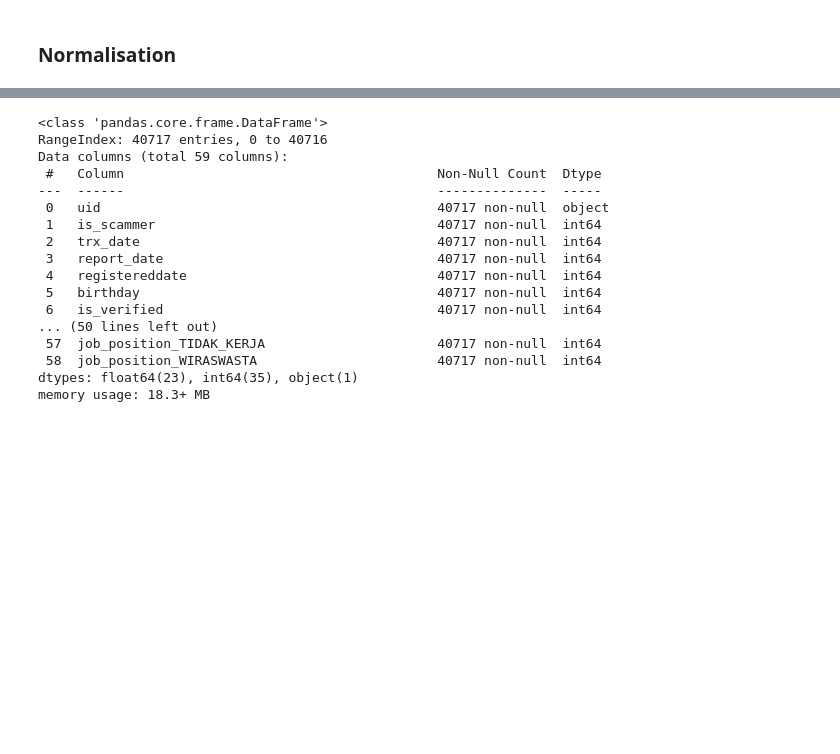
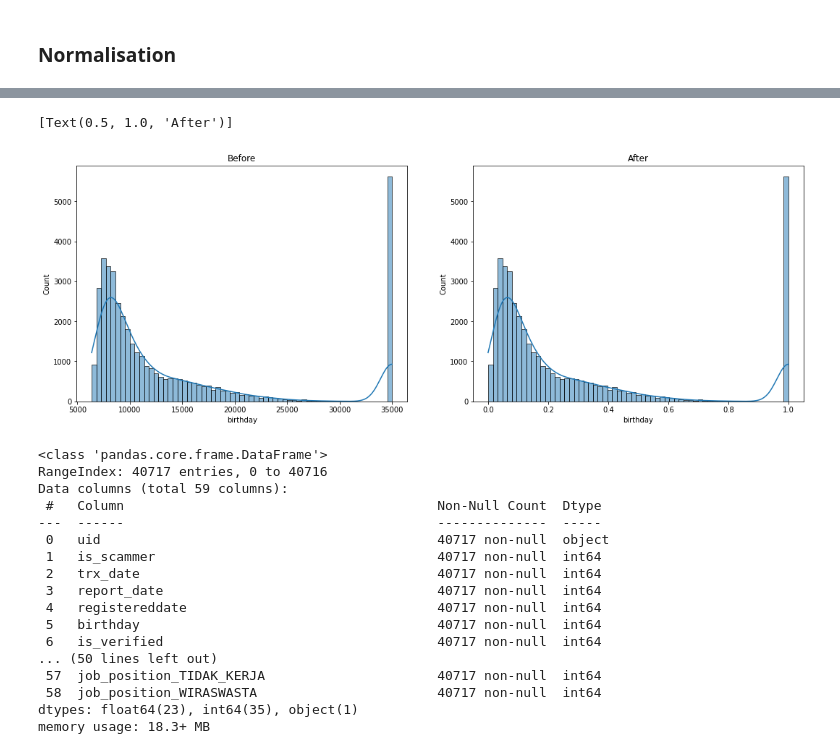
Before and after one commit to C23-FD-1/ml, a Jupyter notebook: Feature_coba.ipynb, the cells around one changed output, grey strips where cells are left out. Saved outputs shown, nothing was run; the diff lists cells and outputs as text; code cells hidden in the pictures; blank space fills up the shorter version.

```diff
--- a/Feature_coba.ipynb
+++ b/Feature_coba.ipynb
@@ -168,6 +168,14 @@ for i in range (2, 6):
 
 for i in range (7, 42):
     df2[df2.columns[i]] = (df1[df1.columns[i]] - df1[df1.columns[i]].min()) / (df1[df1.columns[i]].max() - df1[df1.columns[i]].min())
+# %%
+# Comparison
+fig, axes = plt.subplots(1, 2, figsize=(18, 6))
+sns.histplot(ax=axes[0], data=df1['birthday'], kde=True).set(title='Before')
+sns.histplot(ax=axes[1], data=df2['birthday'], kde=True).set(title='After')
+# %% [output]
+[Text(0.5, 1.0, 'After')]
+[figure, added]
 # %%
 df2.to_csv("user_data_clip99_minmax.csv", sep=';')
 # %%
```
Also changed, not shown: parts of 1 cell of this notebook, 4 other files.
